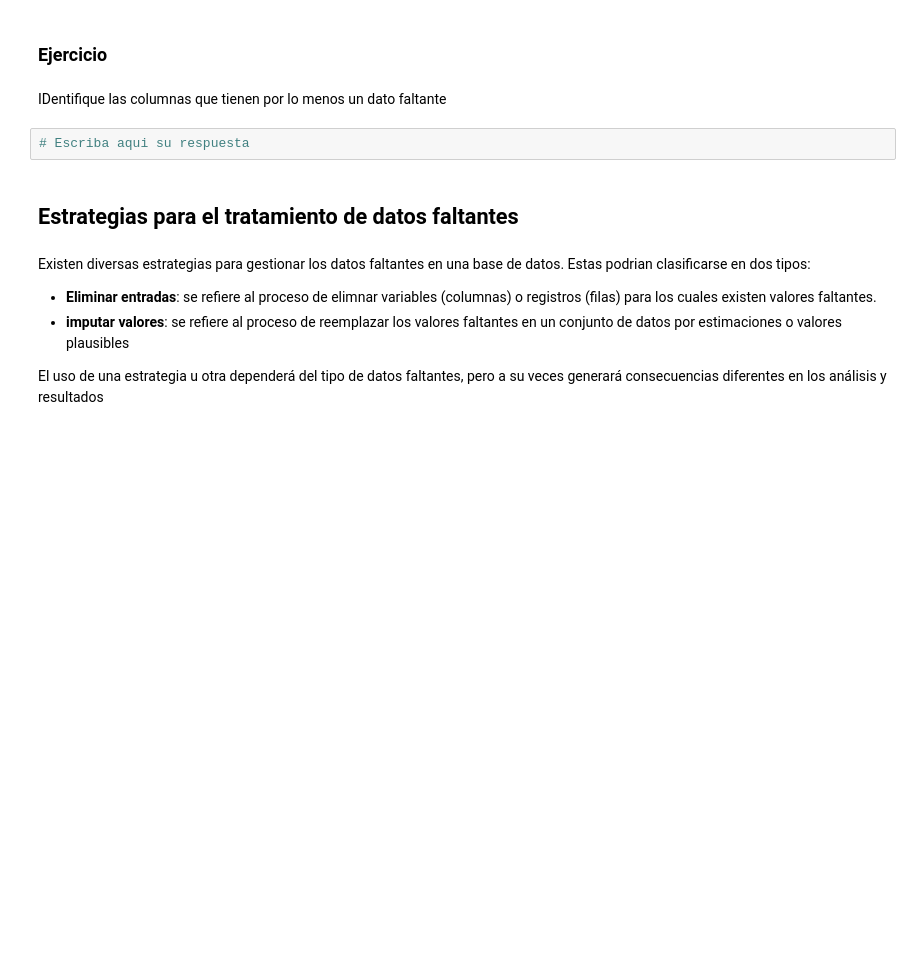
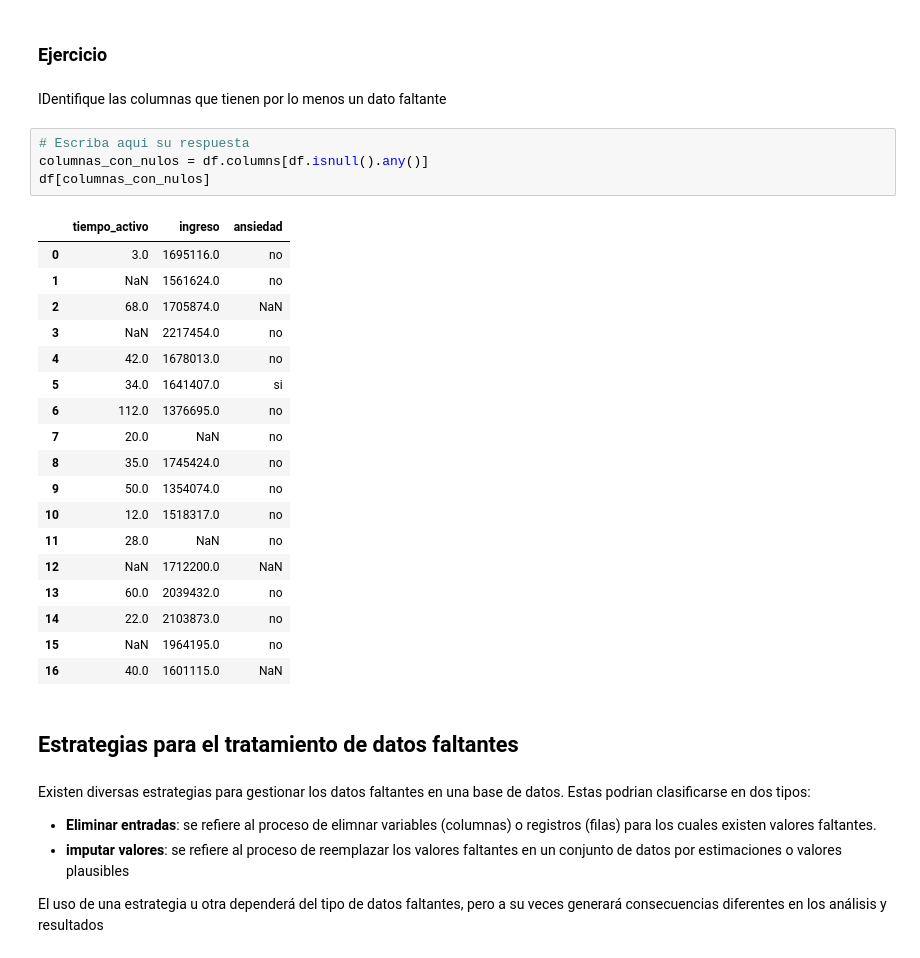
Before and after one commit to amorelo01/IA_UdeA_AndresZ, a Jupyter notebook: M3_S1_DatosFaltantesDuplicados.ipynb, the cells around one changed output. Saved outputs shown, nothing was run; the diff lists cells and outputs as text; blank space fills up the shorter version.

```diff
--- a/M3_S1_DatosFaltantesDuplicados.ipynb
+++ b/M3_S1_DatosFaltantesDuplicados.ipynb
@@ -243,6 +393,27 @@ df[mask]
 IDentifique las columnas que  tienen por lo menos un dato faltante
 # %%
 # Escriba aqui su respuesta
+columnas_con_nulos = df.columns[df.isnull().any()]
+df[columnas_con_nulos]
+# %% [output]
+|  | tiempo_activo | ingreso | ansiedad |
+| 0 | 3.0 | 1695116.0 | no |
+| 1 | NaN | 1561624.0 | no |
+| 2 | 68.0 | 1705874.0 | NaN |
+| 3 | NaN | 2217454.0 | no |
+| 4 | 42.0 | 1678013.0 | no |
+| 5 | 34.0 | 1641407.0 | si |
+| 6 | 112.0 | 1376695.0 | no |
+| 7 | 20.0 | NaN | no |
+| 8 | 35.0 | 1745424.0 | no |
+| 9 | 50.0 | 1354074.0 | no |
+| 10 | 12.0 | 1518317.0 | no |
+| 11 | 28.0 | NaN | no |
+| 12 | NaN | 1712200.0 | NaN |
+| 13 | 60.0 | 2039432.0 | no |
+| 14 | 22.0 | 2103873.0 | no |
+| 15 | NaN | 1964195.0 | no |
+| 16 | 40.0 | 1601115.0 | NaN |
 # %% [markdown]
 ## <font color='8EC044'> **Estrategias para el tratamiento de datos faltantes** </font>
 # %% [markdown]
```
Also changed, not shown: parts of 30 cells of this notebook.
